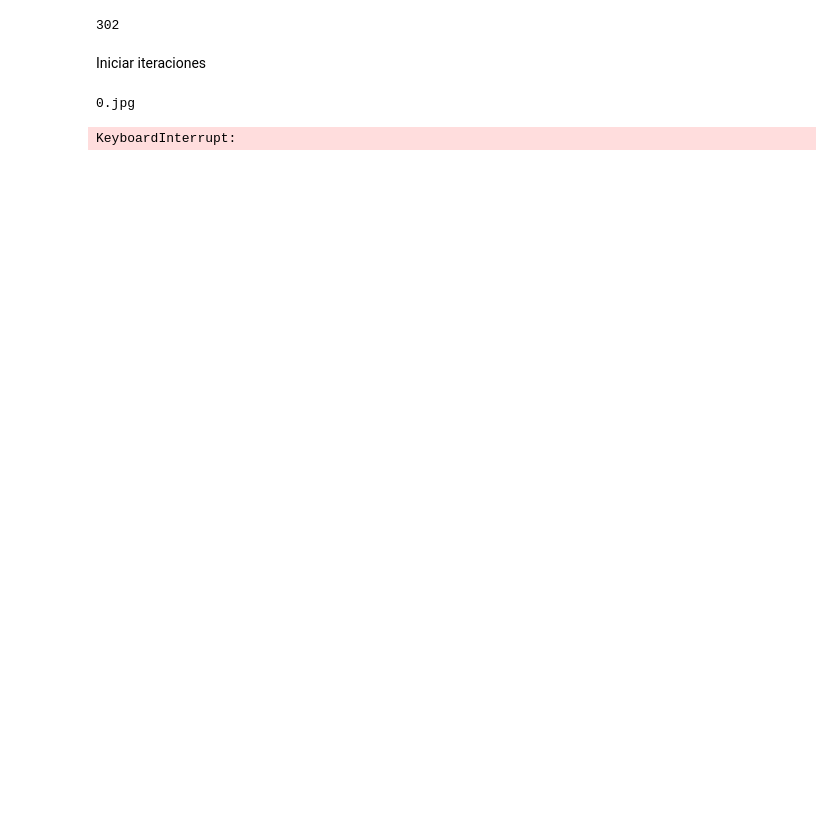
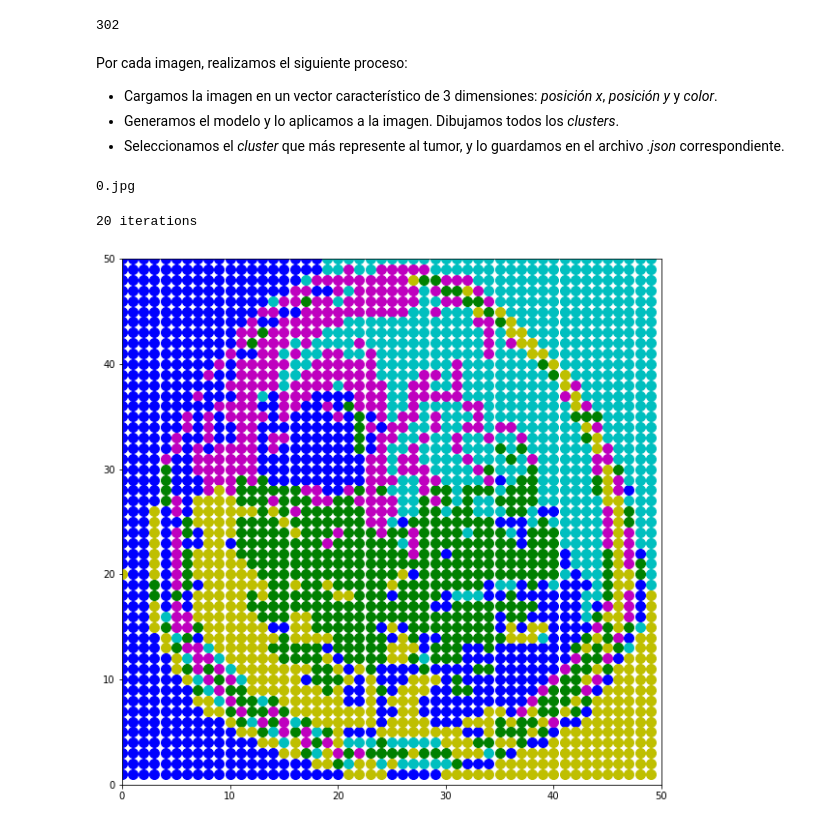
Before and after one commit to ecordovaa/CS2601_Clustering, a Jupyter notebook: Project 2.ipynb, the cells around one changed output. Saved outputs shown, nothing was run; the diff lists cells and outputs as text; code cells hidden in the pictures; blank space fills up the shorter version.

```diff
--- a/Project 2.ipynb
+++ b/Project 2.ipynb
@@ -136,7 +210,7 @@ class GMM:
         self.m = 0
         self.labels = []
 
-    def fit(self, data, iterations = 100, umbral = 1e-9):
+    def fit(self, data, iterations = 100, umbral = 1e-6):
         while(1):
             try:
                 self.reset()
@@ -170,18 +244,16 @@ class GMM:
                         for j in range(self.m):
                             mu_new[i][j] = np.dot( np.transpose(gamma)[i], np.transpose(data)[j] )
                         mu_new[i] /= N[i]
-
                     cov_new = []
                     for k in range(self.K):
                         cov_new_k = np.zeros((self.m, self.m), dtype = np.float64)
                         for i in range(self.n):
-                            new_mx = np.transpose([data[i] - mu_new[k]]) * (data[i] - mu_new[k])
+                            new_mx = np.matmul( np.transpose([data[i] - mu_new[k]]), [data[i] - mu_new[k]] )
                             new_mx = new_mx * gamma[i][k]
                             cov_new_k = cov_new_k + new_mx
                         cov_new_k = cov_new_k / N[k]
                         cov_new.append(cov_new_k)
                     cov_new = np.array(cov_new)
-
                     pi_new = N / self.n
 
                     mu = mu_new
@@ -328,5 +359,8 @@ sns.scatterplot(data = df, x = 'x', y = 'y', hue = 'classes')'''
-# %% [markdown]
-Iniciar iteraciones
+# %% [markdown]
+Por cada imagen, realizamos el siguiente proceso:
+- Cargamos la imagen en un vector característico de 3 dimensiones: *posición x*, *posición y* y *color*.
+- Generamos el modelo y lo aplicamos a la imagen. Dibujamos todos los *clusters*.
+- Seleccionamos el *cluster* que más represente al tumor, y lo guardamos en el archivo *.json* correspondiente.
 # %%
 i_image = 0
 w = 50
@@ -344,11 +378,28 @@ x_data = np.array(x_data)
 print(img_names[i_image])
 # %% [output]
 0.jpg
-# %%
-gmm = GMM(20)    #kmean = Kmean(k = 25)
-gmm.fit(x_data)    #kmean.fit(x_data, init_type = 'kmeans++')
-#labels = gmm.get_labels()   #labels = kmean.get_labels()
-#draw(x_data, labels, w, h)
-# %% [output]
-KeyboardInterrupt:
+# %%
+
+# Para Kmeans
+kmeans = Kmeans(k = 25)
+kmeans.fit(x_data, init_type = 'kmeans++')
+labels = kmeans.get_labels()
+'''
+
+# Para DBScan
+dbscan = DBScan(24, 10)
+dbscan.fit(x_data)
+labels = dbscan.get_labels()
+
+# Para GMM
+gmm = GMM(20)
+gmm.fit(x_data, 100, 1e-2)
+labels = gmm.get_labels()
+'''
+
+# Para dibujar los clusters, se puede pasar un parámetro más para dibujar un solo cluster
+draw(x_data, labels, w, h, True)  #draw(x_data, labels, w, h, cluster)
+# %% [output]
+20 iterations
+[figure, added]
 # %%
```
Also changed, not shown: parts of 25 cells of this notebook, 1 other file.
